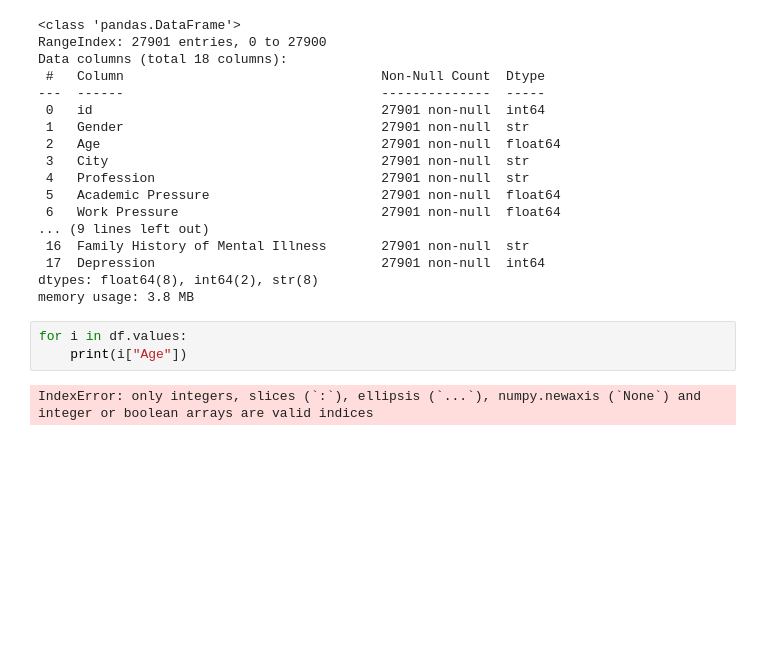
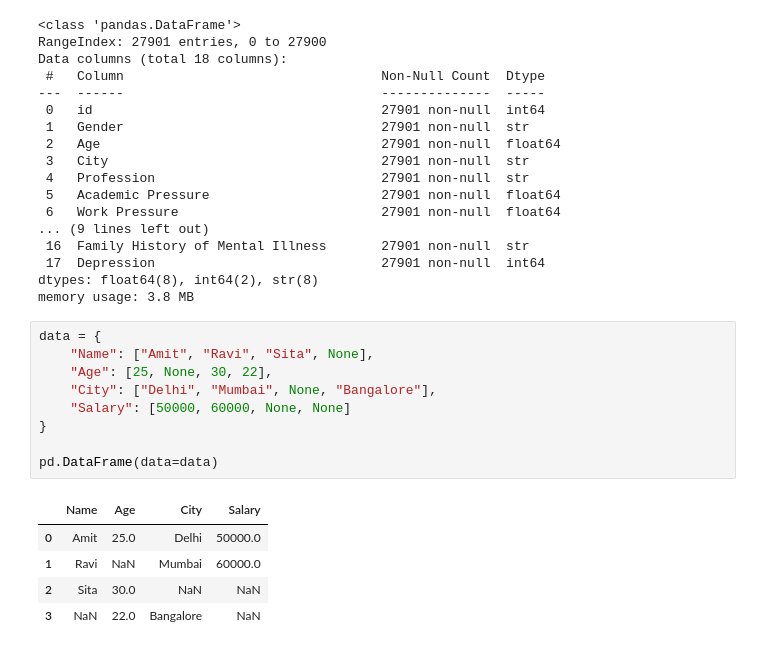
Before and after one commit to lalitkrchoudhary/gen_ai, a Jupyter notebook: o.ipynb, the cells around one changed output. Cells and saved outputs as stored; diff of their text form; blank space fills up the shorter version.

Commit message:
Fix IndexError and update DataFrame creation in Jupyter notebook

```diff
--- a/o.ipynb
+++ b/o.ipynb
@@ -157,7 +157,17 @@ Data columns (total 18 columns):
 dtypes: float64(8), int64(2), str(8)
 memory usage: 3.8 MB
 # %%
-for i in df.values:
-    print(i["Age"])
+data = {
+    "Name": ["Amit", "Ravi", "Sita", None],
+    "Age": [25, None, 30, 22],
+    "City": ["Delhi", "Mumbai", None, "Bangalore"],
+    "Salary": [50000, 60000, None, None]
+}
+
+pd.DataFrame(data=data)
 # %% [output]
-IndexError: only integers, slices (`:`), ellipsis (`...`), numpy.newaxis (`None`) and integer or boolean arrays are valid indices
+|  | Name | Age | City | Salary |
+| 0 | Amit | 25.0 | Delhi | 50000.0 |
+| 1 | Ravi | NaN | Mumbai | 60000.0 |
+| 2 | Sita | 30.0 | NaN | NaN |
+| 3 | NaN | 22.0 | Bangalore | NaN |
```
Also changed, not shown: parts of 2 cells of this notebook.
